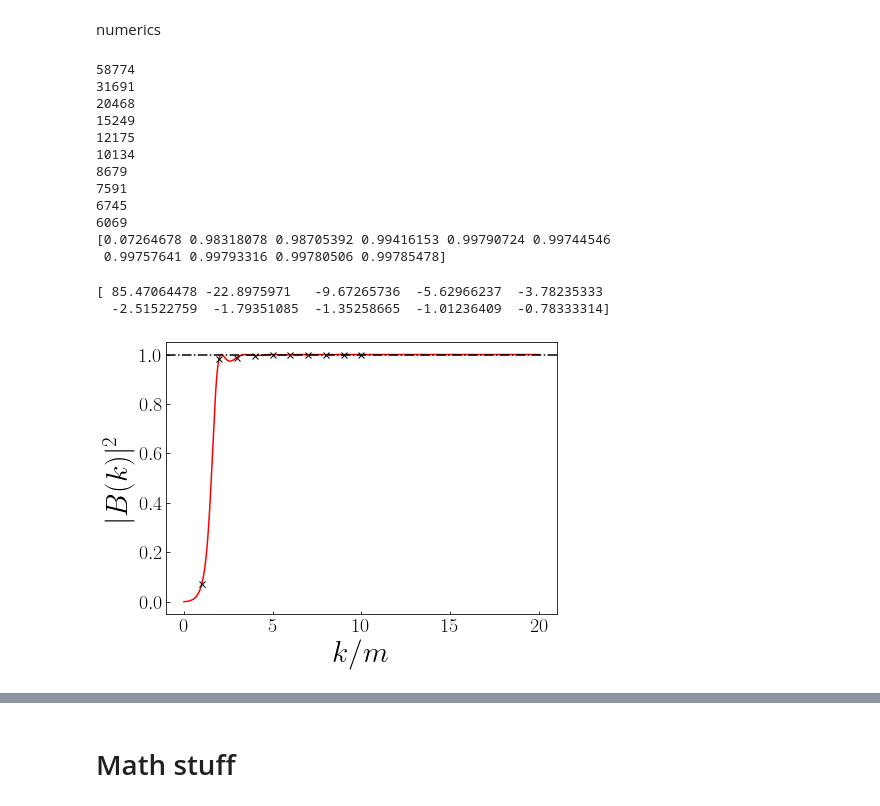
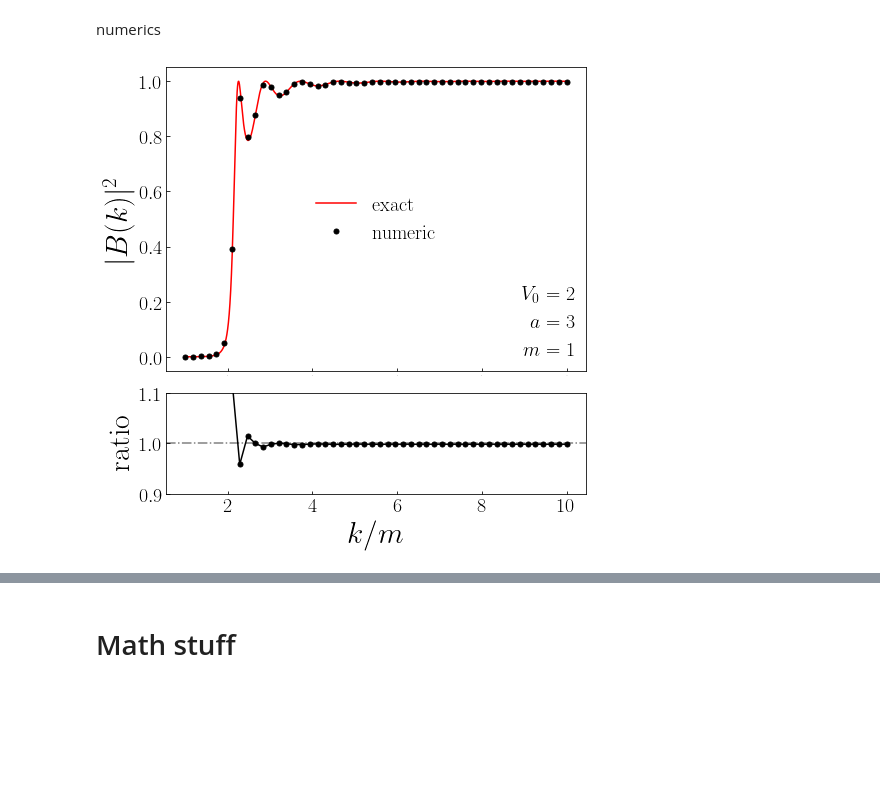
Before and after one commit to rwhitehill/CP-PHYS811-F24, a Jupyter notebook: Final/main.ipynb, the cells around one changed output, grey strips where cells are left out. Drawn from its saved outputs; the diff is of its cells as text; code cells hidden in the pictures; blank space fills up the shorter version.

```diff
--- a/Final/main.ipynb
+++ b/Final/main.ipynb
@@ -389,5 +379,6 @@ def get_RT(k,m=1,sig_x=10,x0=-50,xm=100,N=5000,V0=1,sig_V=0.1,dt=0.01,max_iter=i
 # %%
 V0  = 2
-k   = np.linspace(1,20,10)
-R,T = np.array([get_RT(_,V0=V0) for _ in k]).T
-print(T)
+k   = np.linspace(0.1,20,25)
+
+results = Parallel(n_jobs=7)(delayed(get_RT)(_,N=10000,V0=V0,sig_V=0.1,dt=0.001) for _ in k)
+R,T = np.array(results).T
@@ -605,43 +608,52 @@ def get_RT(k,m=1,sig_x=10,x0=-30,xm=100,N=5000,V0=1,a=1,dt=0.001,max_iter=int(1e
     return np.array([R,T])
 # %%
-a,V0 = 2,1
-k    = np.linspace(1,10,10)
-R,T  = np.array([get_RT(_,V0=V0,a=a) for _ in k]).T
-print(T)
+V0,a = 2,3
+k    = np.linspace(1,10,50)
+
+results = Parallel(n_jobs=7)(delayed(get_RT)(_,N=10000,dt=0.001,V0=V0,a=a) for _ in k)
+R,T = np.array(results).T
+
+# R,T  = np.array([get_RT(_,V0=V0,a=a) for _ in k]).T
+# print(T)
-# %% [output]
-58774
-31691
-20468
-15249
-12175
-10134
-8679
-7591
-6745
-6069
-[0.07264678 0.98318078 0.98705392 0.99416153 0.99790724 0.99744546
- 0.99757641 0.99793316 0.99780506 0.99785478]
 # %%
-nrows,ncols = 1,1
-fig,ax = plt.subplots(nrows=nrows,ncols=ncols,figsize=(7*ncols,5*nrows))
+nrows,ncols = 2,1
+fig,ax = plt.subplots(nrows=nrows,ncols=ncols,figsize=(7,7),gridspec_kw={'height_ratios':[6,2]})
 
-ke  = np.linspace(0,20,1000)
-Te_ = 1 - A2(ke,V0=V0,a=a)
-print((1 - T/Te(k))*100)
+ke  = np.linspace(1,10,1000)
+Te_ = np.array([1 - A2(_,V0=V0,a=a) for _ in ke])
+ax[0].plot(ke,Te_,'r-',label=r'${\rm exact}$')
+ax[0].plot(k,T,color='k',ls='None',marker='.',markersize=10,label=r'$\rm numeric$')
 
-ax.plot(ke,Te_,'r-')
-ax.plot(k,T,'kx')
-ax.axhline(1,color='k',ls='-.')
+ax[0].set_ylabel(r'$|B(k)|^2$',size=30)
+ax[0].tick_params(axis='both',which='major',labelsize=20,direction='in')
+ax[0].tick_params(axis='x',which='major',labelsize=0)
+ax[0].legend(fontsize=20,frameon=False,loc='center')
+text =(
+    r'\begin{align*}'
+    rf'V_0 &= {V0} \\'
+    rf'a &= {a} \\'
+    r'm &= 1'
+    r'\end{align*}'
+)
+ax[0].text(s=text,size=20,x=0.975,y=0.05,ha='right',va='bottom',transform=ax[0].transAxes)
 
-ax.set_xlabel(r'$k/m$',size=30)
-ax.set_ylabel(r'$|B(k)|^2$',size=30)
-ax.tick_params(axis='both',which='major',labelsize=20,direction='in')
+#####
 
+Te_ = np.array([1-A2(_,V0=V0,a=a) for _ in k])
+ax[1].plot(k,T/Te_,color='k',ls='-',marker='.',markersize=10)
+ax[1].axhline(1,color='k',ls='-.',alpha=0.5)
+
+ax[1].tick_params(axis='both',which='major',labelsize=20,direction='in')
+ax[1].set_xlabel(r'$k/m$',size=30)
+ax[1].set_ylabel(r'$\rm ratio$',size=30)
+ax[1].set_ylim(0.9,1.1)
+
+fig.align_labels()
+
+plt.tight_layout()
 plt.show()
 # %% [output]
-[ 85.47064478 -22.8975971   -9.67265736  -5.62966237  -3.78235333
-  -2.51522759  -1.79351085  -1.35258665  -1.01236409  -0.78333314]
-[figure, old version]
+[figure, new version]
 # %%
 nrows,ncols = 1,1
 fig,ax = plt.subplots(nrows=nrows,ncols=ncols,figsize=(7*ncols,5*nrows))
```
Also changed, not shown: parts of 29 cells of this notebook, 6 other files.
